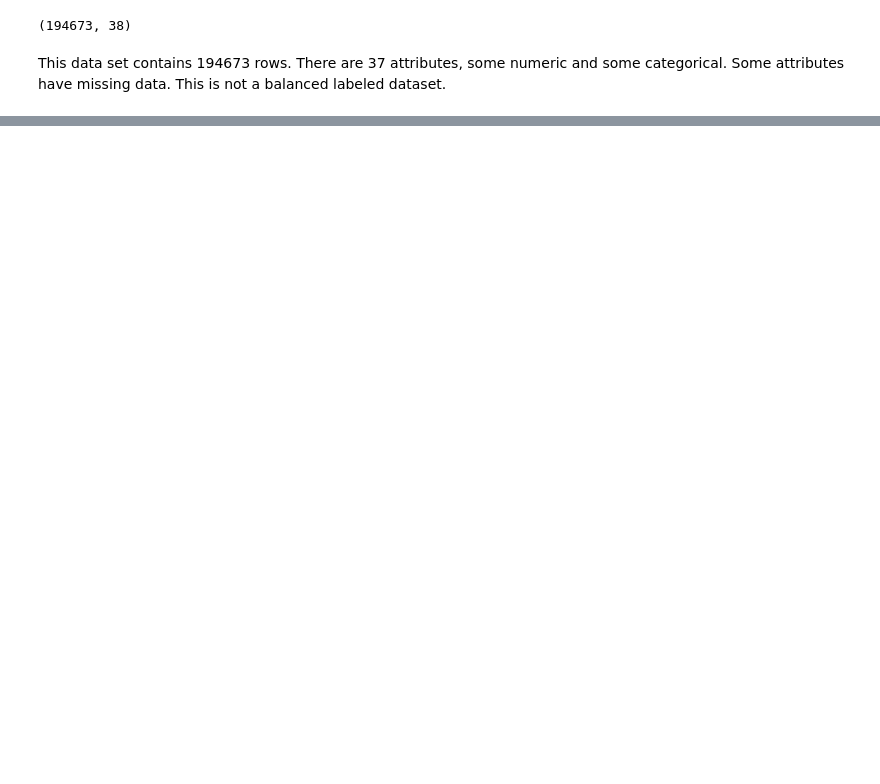
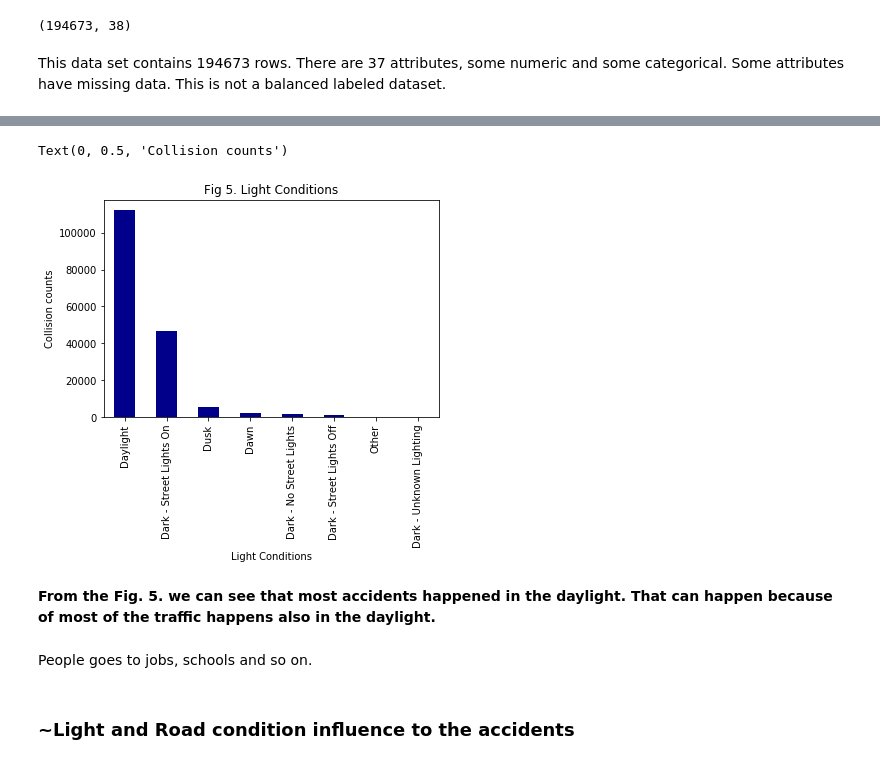
Before and after one commit to simona-vyc/Coursera_Capstone, a Jupyter notebook: Coursera Capstone Project.ipynb, the cells around one changed output, grey strips where cells are left out. Drawn from its saved outputs; the diff is of its cells as text; code cells hidden in the pictures; blank space fills up the shorter version.

```diff
--- a/Coursera Capstone Project.ipynb
+++ b/Coursera Capstone Project.ipynb
@@ -137,0 +275,15 @@ df_data_2.head()
+# %%
+fig, ax = plt.subplots()
+df_1['LIGHTCOND'].value_counts().plot(ax=ax, kind='bar', color='darkblue')
+plt.title('Fig 5. Light Conditions')
+plt.xlabel('Light Conditions')
+plt.ylabel('Collision counts')
+# %% [output]
+Text(0, 0.5, 'Collision counts')
+[figure, added]
+# %% [markdown]
+<b> From the Fig. 5. we can see that most accidents happened in the daylight. That can happen because of most of the traffic happens also in the daylight. <b>
+# %% [markdown]
+People goes to jobs, schools and so on.
+# %% [markdown]
+<h3> ~Light and Road condition influence to the accidents <h3>
```
Also changed, not shown: parts of 107 cells of this notebook.
